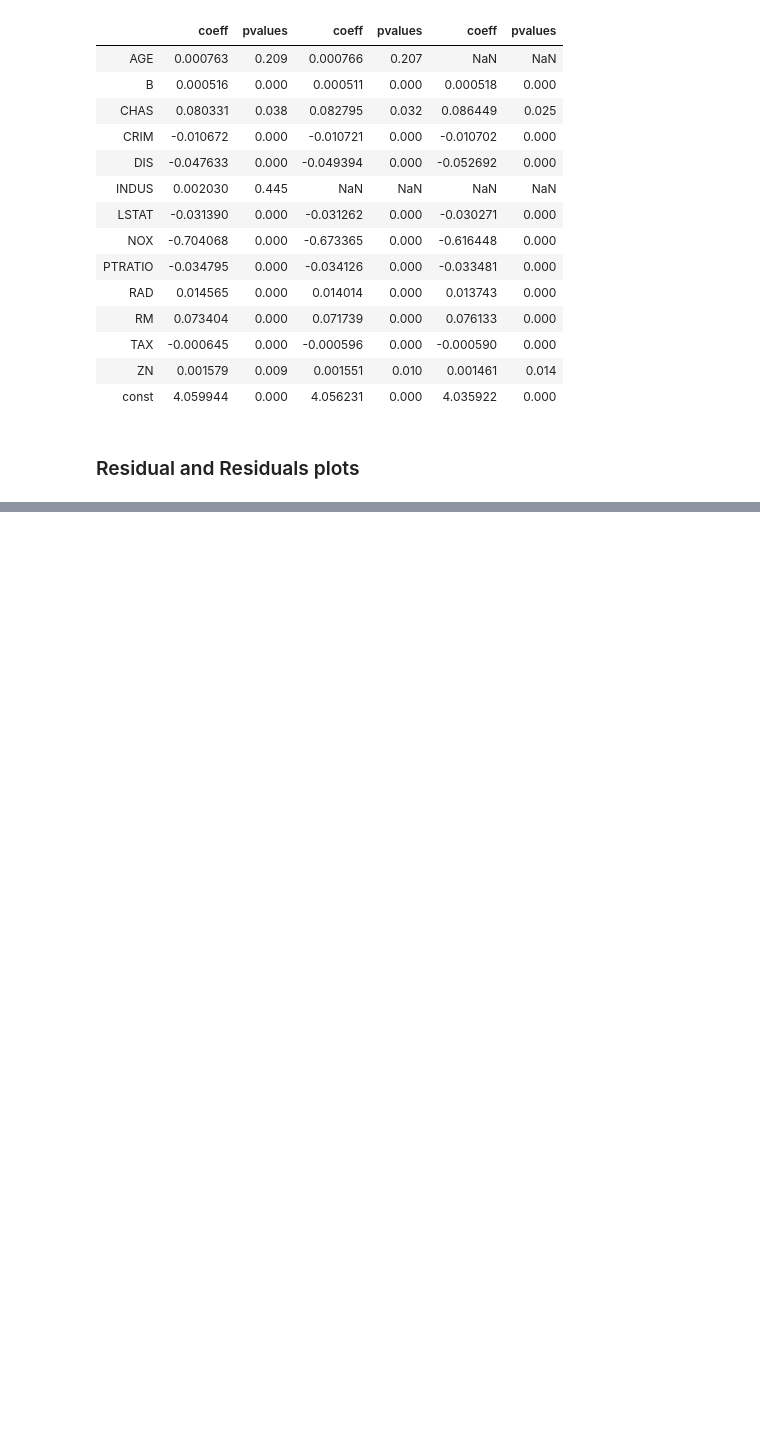
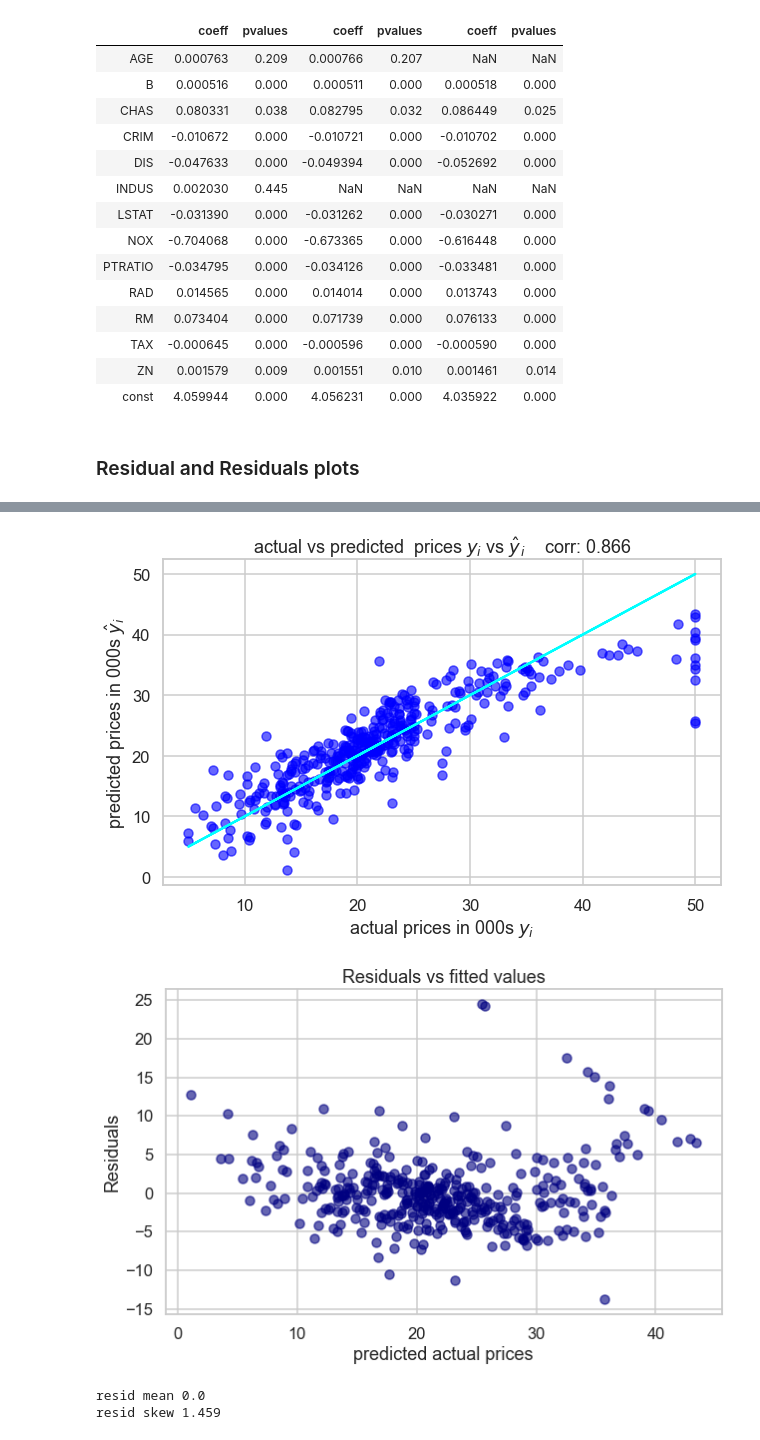
Before and after one commit to Nagaraj-U/Boston-Houseprice-Predictions, a Jupyter notebook: Boston_HousePrices_Prediction.ipynb, the cells around one changed output, grey strips where cells are left out. Drawn from its saved outputs; the diff is of its cells as text; code cells hidden in the pictures; blank space fills up the shorter version.

```diff
--- a/Boston_HousePrices_Prediction.ipynb
+++ b/Boston_HousePrices_Prediction.ipynb
@@ -958,0 +992,66 @@ plt.show()
+# %%
+# Modified Model : tramsformed(using log prices) and simplified(dropping two features)
+prices = data['PRICES']
+features = data.drop(['PRICES'],axis=1)
+
+X_train, X_test, y_train, y_test = train_test_split(features, prices, test_size=0.2 ,random_state=10)
+
+# Using statsmodel
+
+X_include_const = sm.add_constant(X_train) #adding intercept and coeff
+model = sm.OLS(y_train,X_include_const)
+results = model.fit()
+
+# Residuals
+
+# residuals = y_train - results.fittedvalues
+# residuals
+        #OR
+#results.resid
+
+#Graph of actual and predicted values
+
+corr = y_train.corr(results.fittedvalues)
+round(corr,3)
+
+# Actual prices
+plt.figure(figsize=(10,6))
+plt.scatter(x=y_train,y=results.fittedvalues,alpha=0.6,c='blue')
+plt.plot(y_train,y_train,color='cyan')
+plt.xlabel('actual prices in 000s $ y_i $')
+plt.ylabel('predicted prices in 000s $ \hat y_i$')
+plt.title(f'actual vs predicted  prices $y_i$ vs $\hat y_i$    corr: {round(corr,3)}')
+plt.show()
+
+
+#Residuals vs predicted values
+
+plt.figure(figsize=(10,6))
+plt.scatter(x=results.fittedvalues,y=results.resid,alpha=0.6,c='navy')
+plt.xlabel('predicted actual prices')
+plt.ylabel('Residuals')
+plt.title('Residuals vs fitted values')
+plt.show()
+
+
+
+# Residual distribution chart
+
+# checking for normality and mean of residuals
+resid_mean = round(results.resid.mean(),3)
+resid_skew = round(results.resid.skew(),3)
+print('resid mean' ,resid_mean)
+print('resid skew',resid_skew)
+
+plt.figure(figsize=(10,6))
+sns.distplot(results.resid)
+plt.title(f'Original model : residual skew   resid_mean : {resid_mean} resid_skew : {resid_skew}' )
+plt.show()
+
+
+# NOTE : if residuals are around zero then model is performing good (fig 2)
+# %% [output]
+[figure, added]
+[figure, added]
+resid mean 0.0
+resid skew 1.459
```
Also changed, not shown: parts of 9 cells of this notebook.
